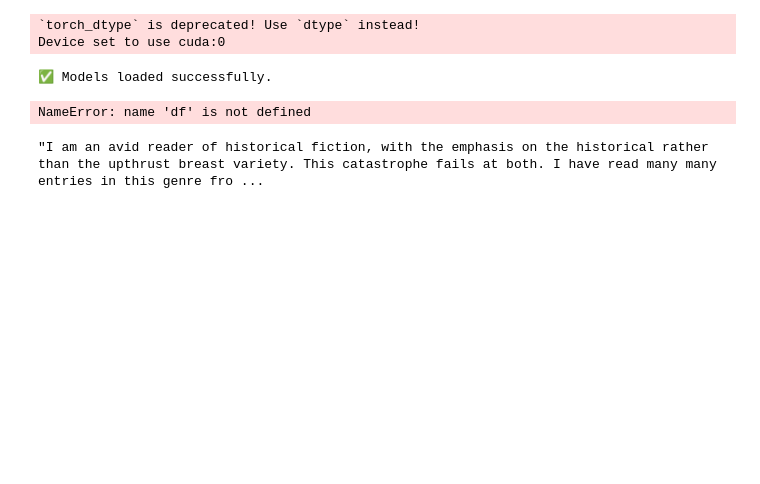
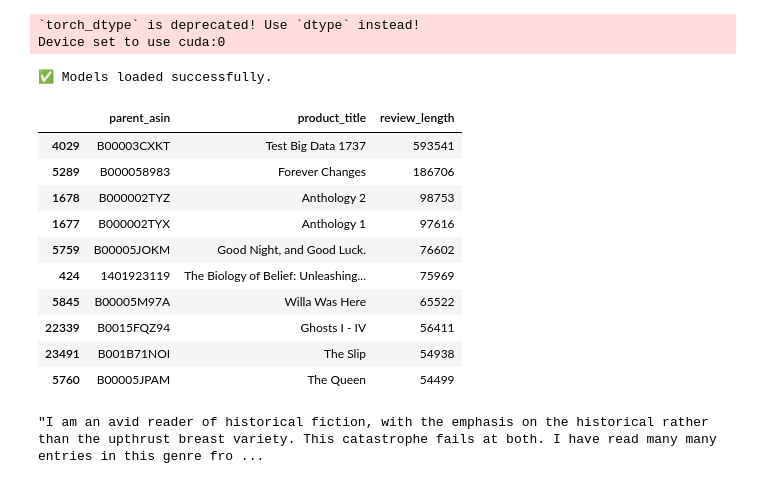
Before and after one commit to TejasK1235/Product_Review_Summarizer, a Jupyter notebook: Notebooks/Summarization_module.ipynb, the cells around one changed output. Cells and saved outputs as stored; diff of their text form; code cells hidden in the pictures; blank space fills up the shorter version.

```diff
--- a/Notebooks/Summarization_module.ipynb
+++ b/Notebooks/Summarization_module.ipynb
@@ -169,9 +169,19 @@ df = pd.read_csv("grouped_reviews.csv")
 # %%
 df['review_length'] = df['review_text'].astype(str).apply(len)
 df_sorted = df.sort_values(by='review_length', ascending=False)
-df_sorted[['parent_asin', 'product_title', 'review_length']].head(50)
+df_sorted[['parent_asin', 'product_title', 'review_length']].head(10)
 # %% [output]
-NameError: name 'df' is not defined
+|  | parent_asin | product_title | review_length |
+| 4029 | B00003CXKT | Test Big Data 1737 | 593541 |
+| 5289 | B000058983 | Forever Changes | 186706 |
+| 1678 | B000002TYZ | Anthology 2 | 98753 |
+| 1677 | B000002TYX | Anthology 1 | 97616 |
+| 5759 | B00005JOKM | Good Night, and Good Luck. | 76602 |
+| 424 | 1401923119 | The Biology of Belief: Unleashing... | 75969 |
+| 5845 | B00005M97A | Willa Was Here | 65522 |
+| 22339 | B0015FQZ94 | Ghosts I - IV | 56411 |
+| 23491 | B001B71NOI | The Slip | 54938 |
+| 5760 | B00005JPAM | The Queen | 54499 |
 # %%
 # Choose a product ID
 sample_asin = df.iloc[5]['parent_asin']
```
Also changed, not shown: parts of 12 cells of this notebook.
